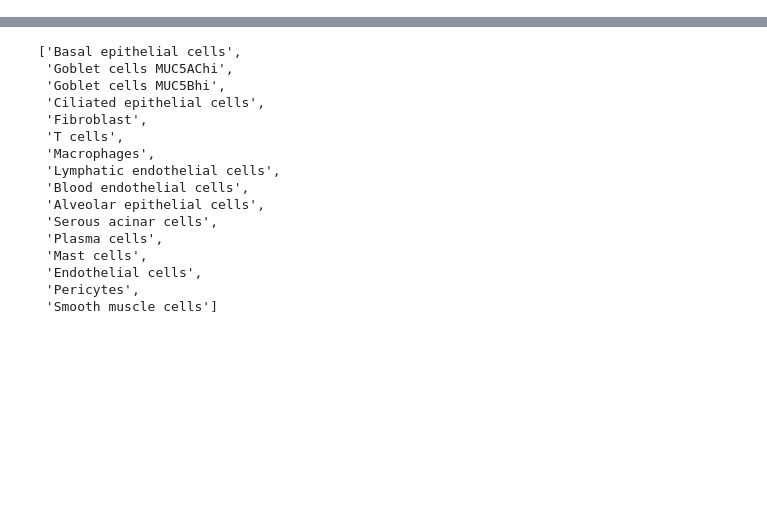
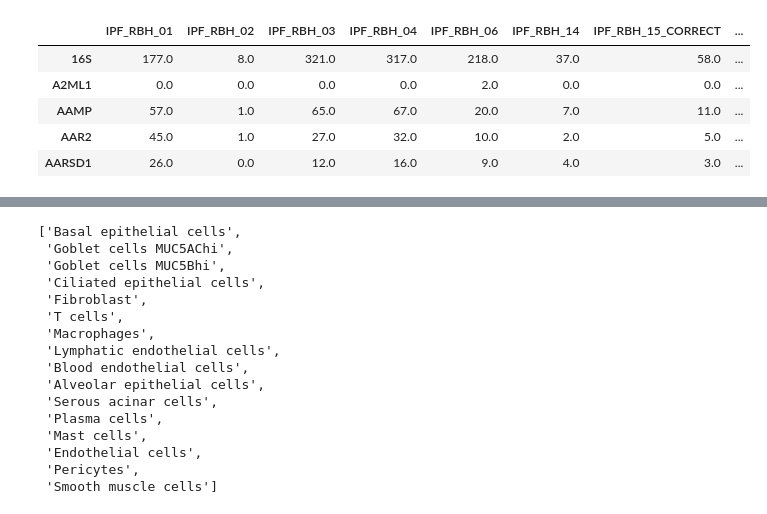
Before and after one commit to spatts14/AirScape_analysis, a Jupyter notebook: notebooks/subset_celltypes.ipynb, the cells around one changed output, grey strips where cells are left out. Drawn from its saved outputs; the diff is of its cells as text; code cells hidden in the pictures; blank space fills up the shorter version.

```diff
--- a/notebooks/subset_celltypes.ipynb
+++ b/notebooks/subset_celltypes.ipynb
@@ -102,0 +125,10 @@ total_cells = pd.read_csv(
+# %%
+test = results[0]
+test[2].head()
+# %% [output]
+|  | IPF_RBH_01 | IPF_RBH_02 | IPF_RBH_03 | IPF_RBH_04 | IPF_RBH_06 | IPF_RBH_14 | IPF_RBH_15_CORRECT | ... |
+| 16S | 177.0 | 8.0 | 321.0 | 317.0 | 218.0 | 37.0 | 58.0 | ... |
+| A2ML1 | 0.0 | 0.0 | 0.0 | 0.0 | 2.0 | 0.0 | 0.0 | ... |
+| AAMP | 57.0 | 1.0 | 65.0 | 67.0 | 20.0 | 7.0 | 11.0 | ... |
+| AAR2 | 45.0 | 1.0 | 27.0 | 32.0 | 10.0 | 2.0 | 5.0 | ... |
+| AARSD1 | 26.0 | 0.0 | 12.0 | 16.0 | 9.0 | 4.0 | 3.0 | ... |
```
Also changed, not shown: parts of 4 cells of this notebook, 9 other files.
